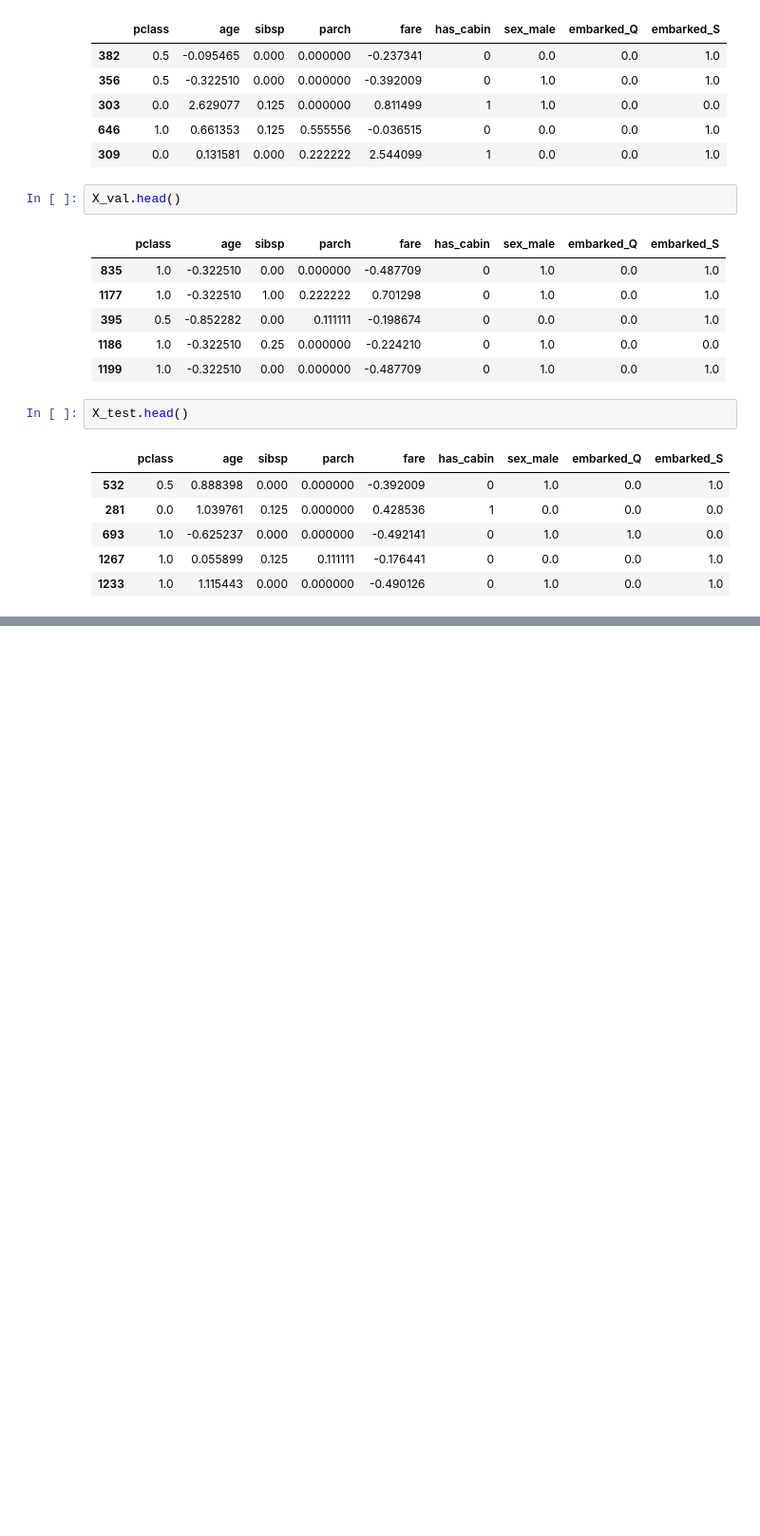
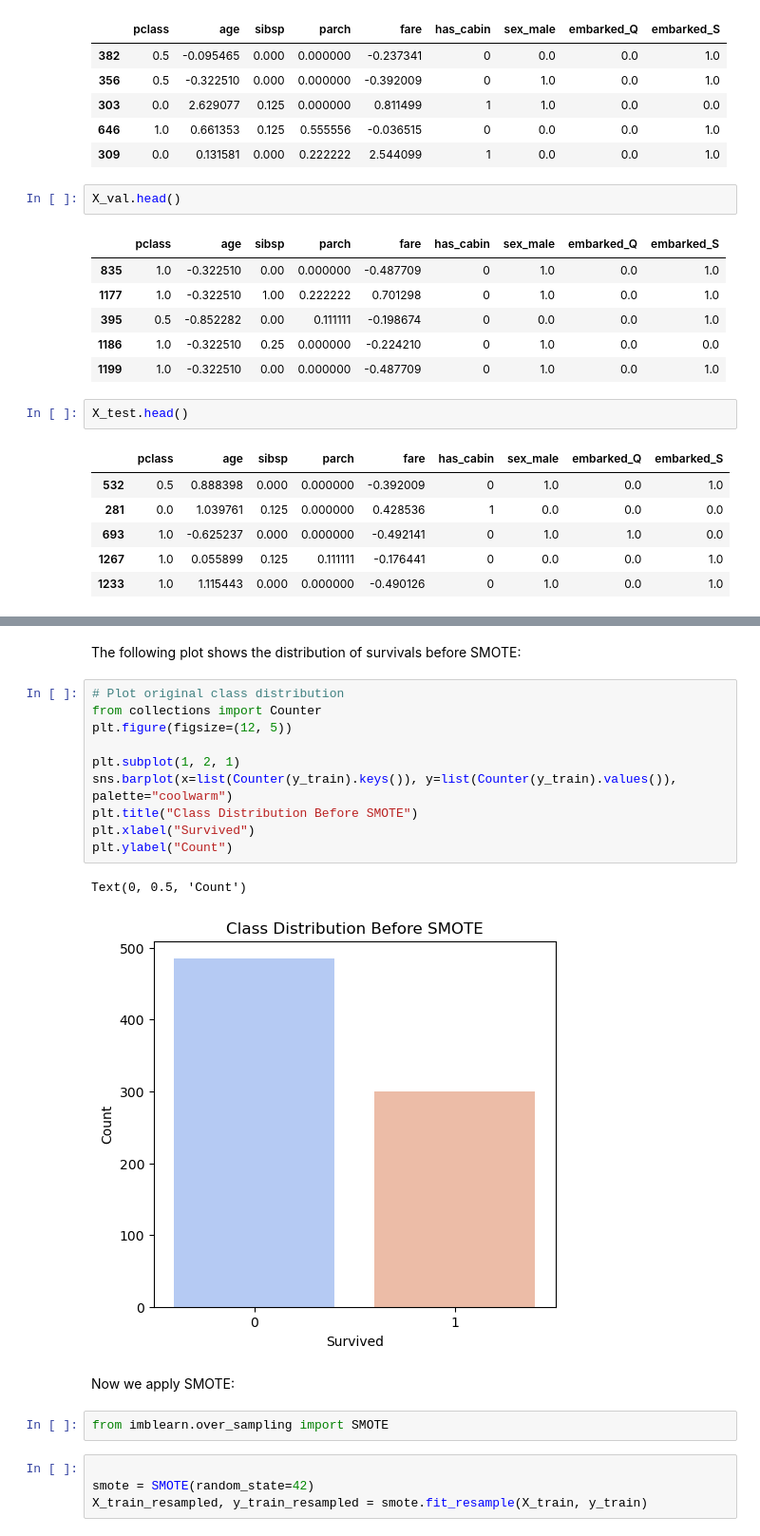
Before and after one commit to jadchebly/ML-fundamentals-2025, a Jupyter notebook: assignment_1_jad_chebly.ipynb, the cells around one changed output, grey strips where cells are left out. Shown at 95% size. Saved outputs shown, nothing was run; the diff lists cells and outputs as text; blank space fills up the shorter version.

```diff
--- a/assignment_1_jad_chebly.ipynb
+++ b/assignment_1_jad_chebly.ipynb
@@ -461,0 +468,23 @@ X_test.head()
+# %% [markdown]
+The following plot shows the distribution of survivals before SMOTE:
+# %%
+# Plot original class distribution
+from collections import Counter
+plt.figure(figsize=(12, 5))
+
+plt.subplot(1, 2, 1)
+sns.barplot(x=list(Counter(y_train).keys()), y=list(Counter(y_train).values()), palette="coolwarm")
+plt.title("Class Distribution Before SMOTE")
+plt.xlabel("Survived")
+plt.ylabel("Count")
+# %% [output]
+Text(0, 0.5, 'Count')
+[figure, added]
+# %% [markdown]
+Now we apply SMOTE:
+# %%
+from imblearn.over_sampling import SMOTE
+# %%
+
+smote = SMOTE(random_state=42)
+X_train_resampled, y_train_resampled = smote.fit_resample(X_train, y_train)
```
Also changed, not shown: parts of 21 cells of this notebook.
